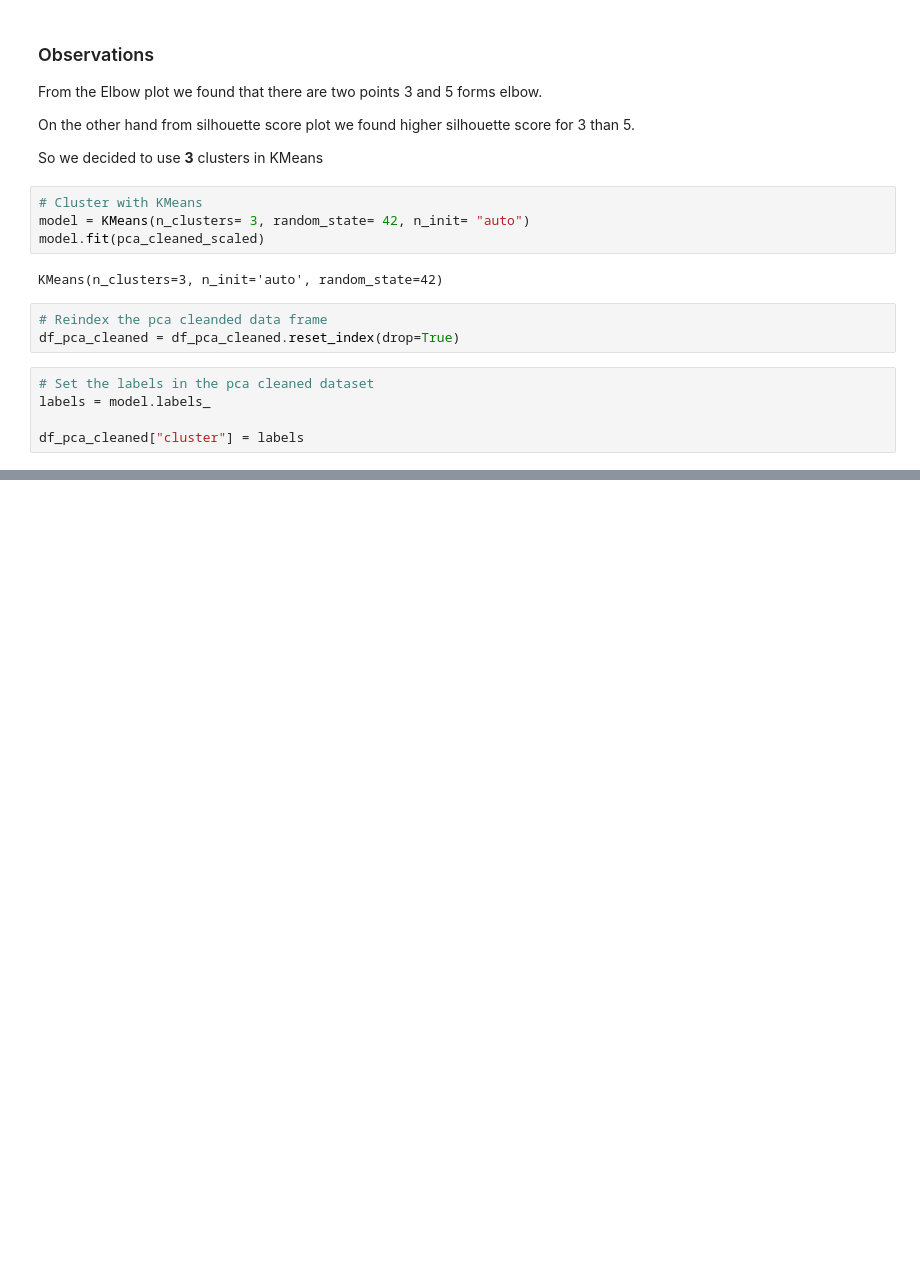
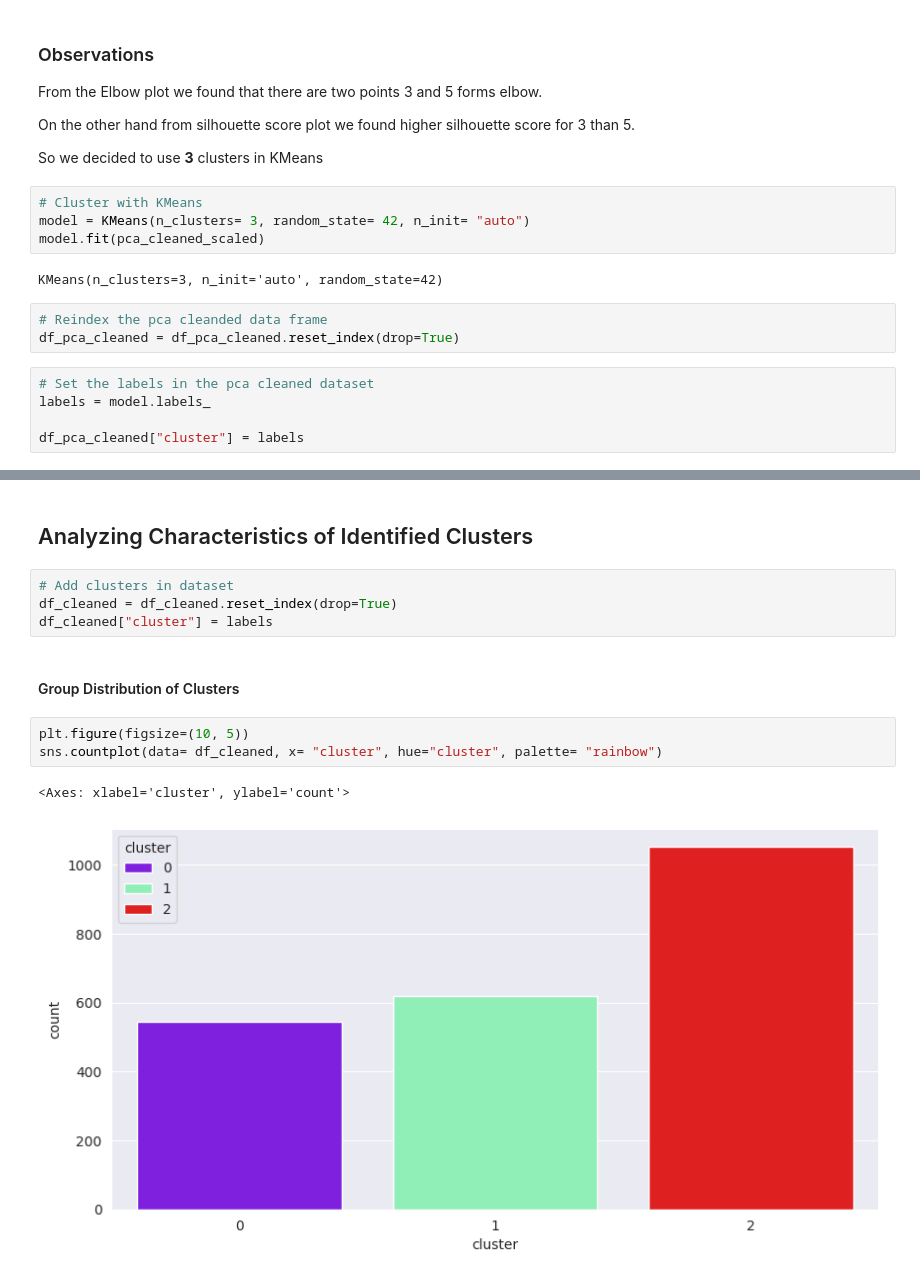
Before and after one commit to arghads9177/DBSCAN-Marketing-campaign, a Jupyter notebook: DBSCAN_Marketing_campaign.ipynb, the cells around one changed output, grey strips where cells are left out. Drawn from its saved outputs; the diff is of its cells as text; blank space fills up the shorter version.

```diff
--- a/DBSCAN_Marketing_campaign.ipynb
+++ b/DBSCAN_Marketing_campaign.ipynb
@@ -580,3 +582,17 @@ ax.set_zlabel("PC3")
 # %% [output]
 Text(0.5, 0, 'PC3')
 [figure]
+# %% [markdown]
+## Analyzing Characteristics of Identified Clusters
+# %%
+# Add clusters in dataset
+df_cleaned = df_cleaned.reset_index(drop=True)
+df_cleaned["cluster"] = labels
+# %% [markdown]
+#### Group Distribution of Clusters
+# %%
+plt.figure(figsize=(10, 5))
+sns.countplot(data= df_cleaned, x= "cluster", hue="cluster", palette= "rainbow")
+# %% [output]
+<Axes: xlabel='cluster', ylabel='count'>
+[figure, added]
```
Also changed, not shown: parts of 24 cells of this notebook, 1 other file.
